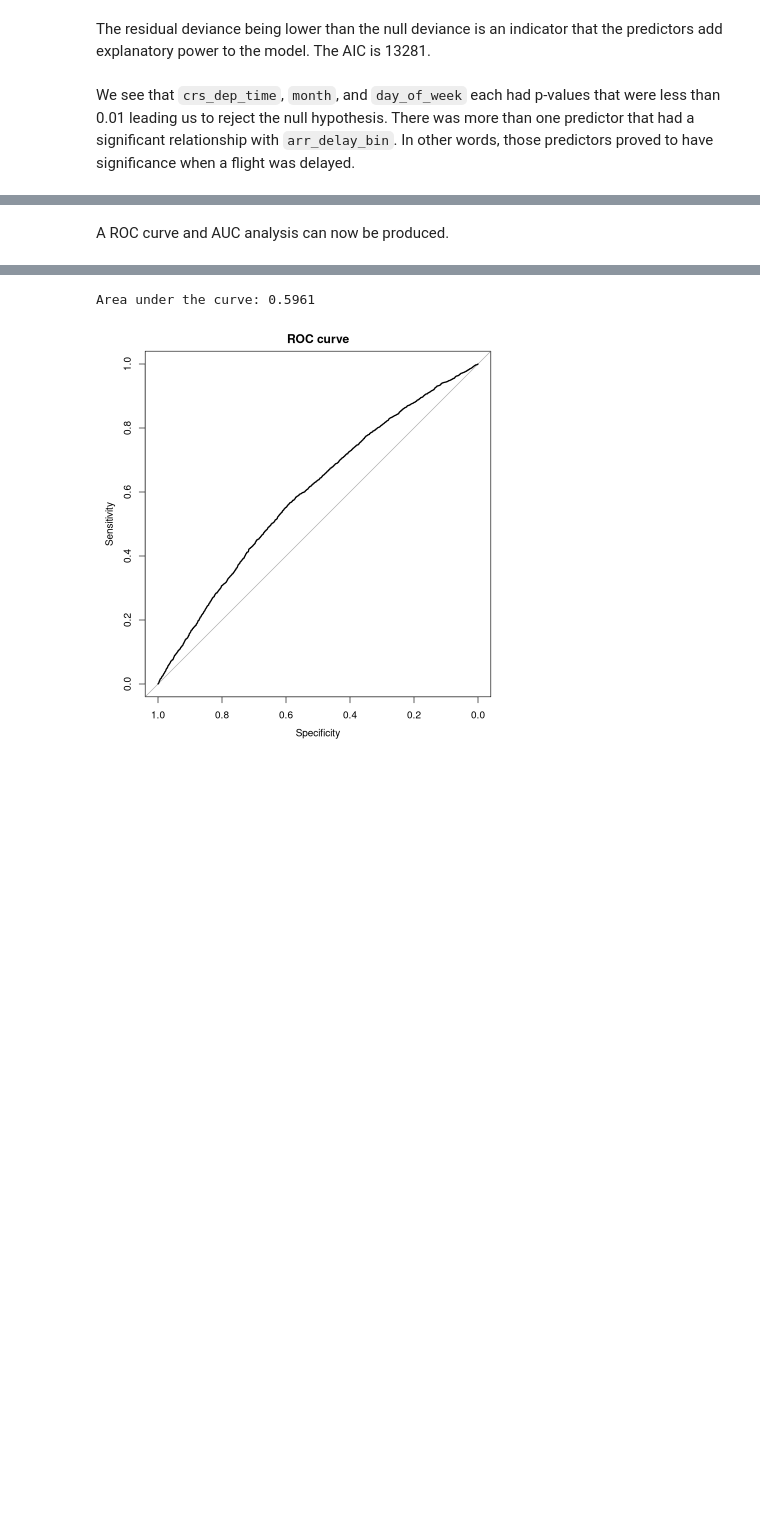
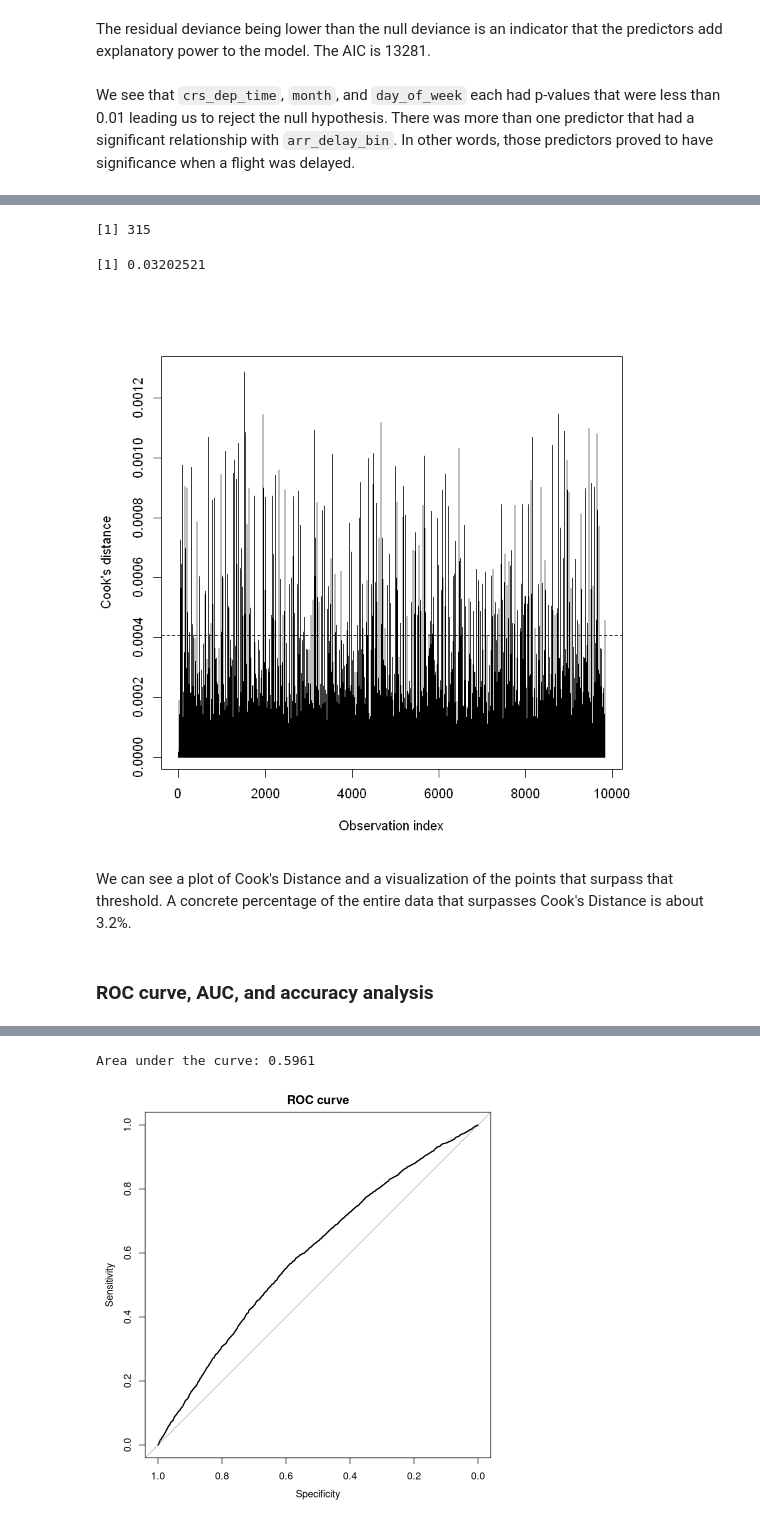
Before and after one commit to vlazo1214/stats, a Jupyter notebook: individual_project/analysis.ipynb, the cells around one changed output, grey strips where cells are left out. Saved outputs shown, nothing was run; the diff lists cells and outputs as text; code cells hidden in the pictures; blank space fills up the shorter version.

```diff
--- a/individual_project/analysis.ipynb
+++ b/individual_project/analysis.ipynb
@@ -111,7 +111,7 @@ Null Hypothesis: With Alpha at 0.01, none of the predictors will have a signific
 Alternative Hypothesis: With Alpha at 0.01, at least one of the predictors will have a significant relationship with the response `arr_delay_bin`
 # %%
 # create logistic regression model
-arr_model = glm(arr_delay_bin ~ crs_arr_time + crs_dep_time + crs_elapsed_time + month + day_of_week, data=clean_df)
+arr_model = glm(arr_delay_bin ~ crs_arr_time + crs_dep_time + crs_elapsed_time + month + day_of_week, data=clean_df, family = binomial)
 summary(arr_model)
 # %% [output]
 Call:
@@ -138,5 +218,21 @@ We see that `crs_dep_time`, `month`, and `day_of_week` each had p-values that we
+# %%
+# create cooks distance plot
+cd = cooks.distance(arr_model)
+plot(cd, type = "h", xlab = "Observation index", ylab = "Cook's distance")
+abline(h = 4 / nrow(clean_df), lty = 2)
+
+# number of points that pass Cooks distance
+length(which(cd > 4 / nrow(clean_df)))
+# percentage of clean_df
+length(which(cd > 4 / nrow(clean_df))) / nrow(clean_df)
+# %% [output]
+[1] 315
+[1] 0.03202521
+[figure, added]
+# %% [markdown]
+We can see a plot of Cook's Distance and a visualization of the points that surpass that threshold. A concrete percentage of the entire data that surpasses Cook's Distance is about 3.2%.
 # %% [markdown]
-A ROC curve and AUC analysis can now be produced.
+### ROC curve, AUC, and accuracy analysis
 # %%
 # install.packages("pROC")
 library(pROC)
```
Also changed, not shown: parts of 16 cells of this notebook.
